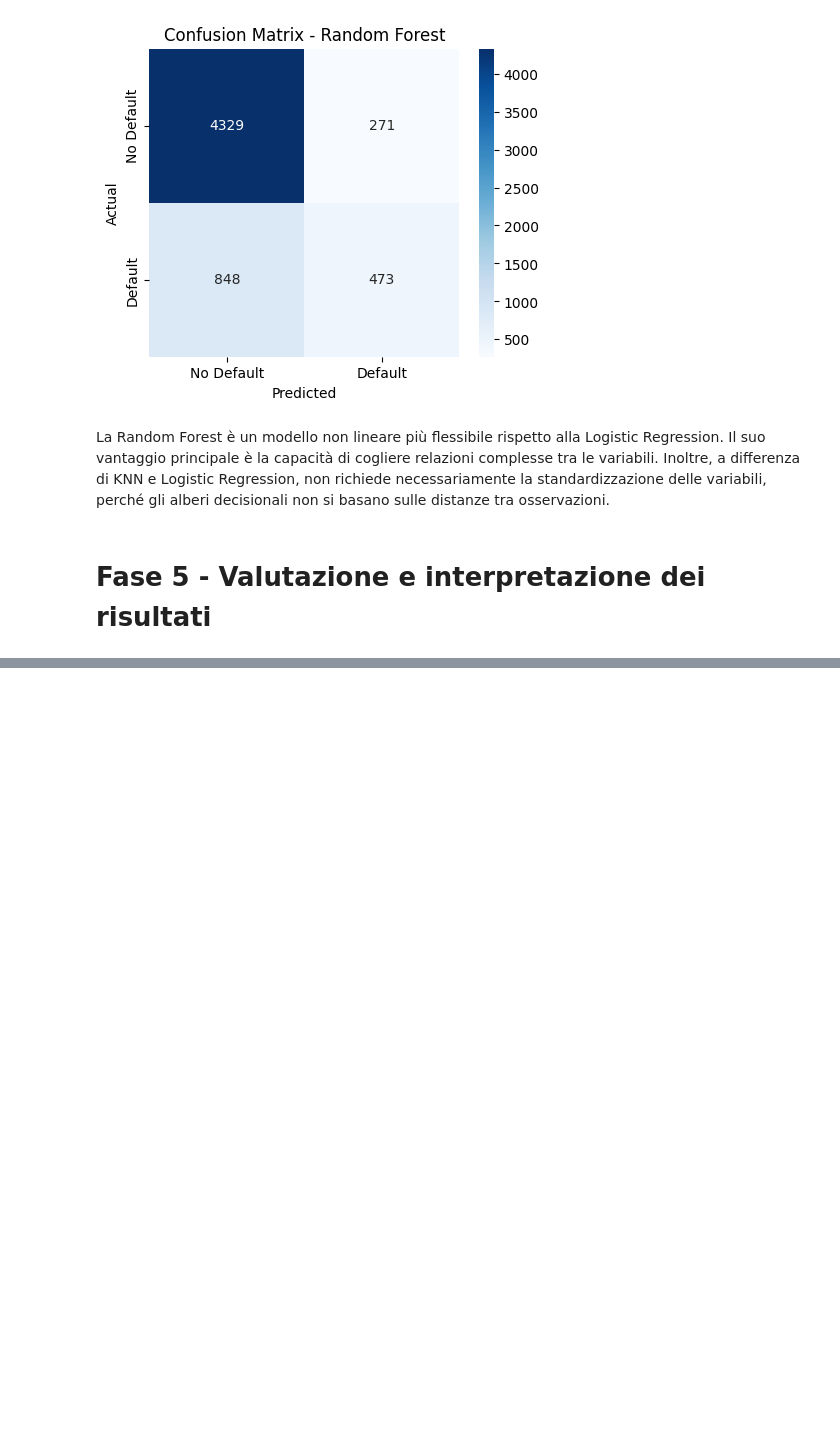
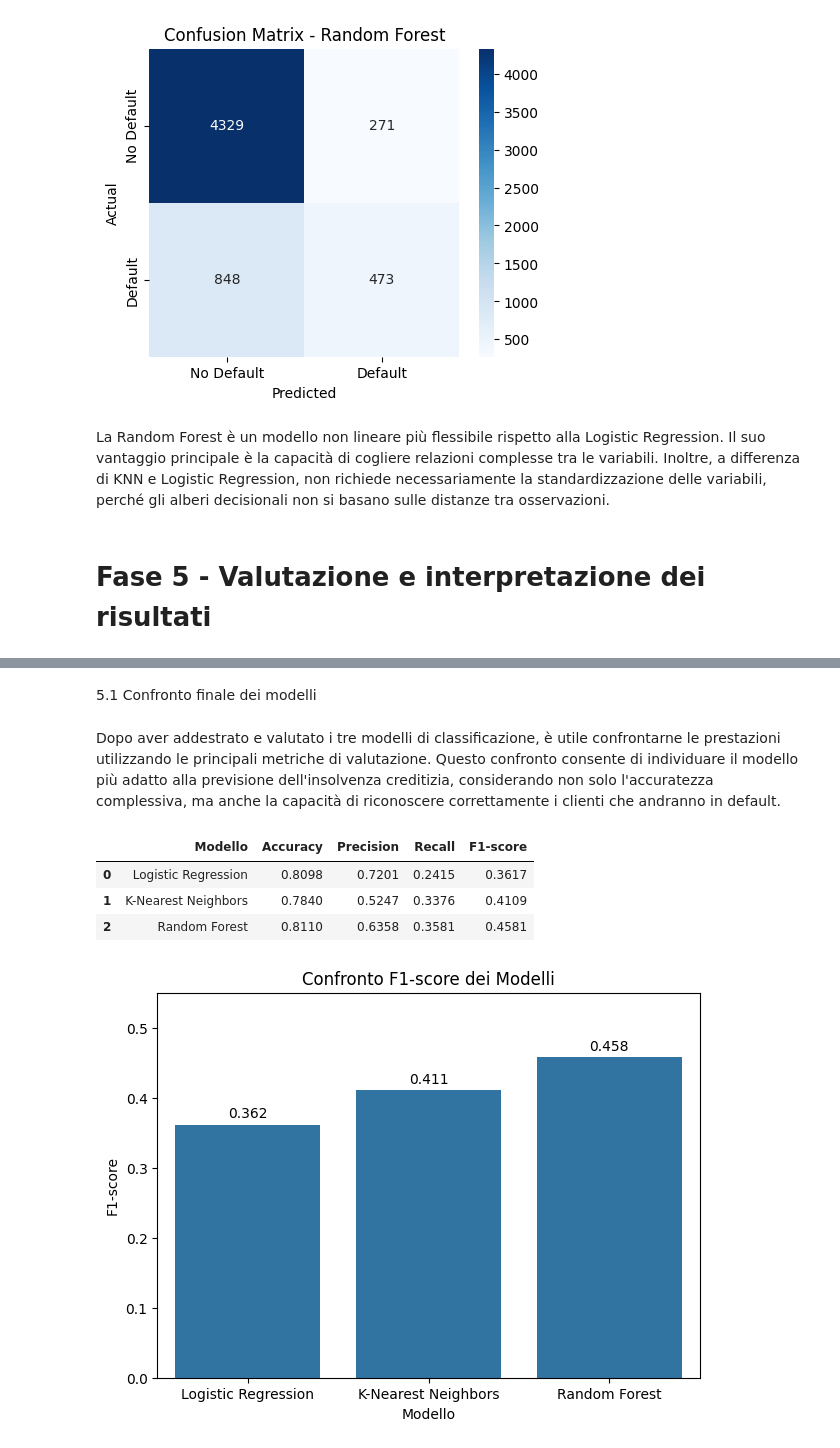
Before and after one commit to MattiaGalletti2001/progetto-data-science-gruppo-11-credit-card-default, a Jupyter notebook: notebooks/notebook_gruppo_11_credit_card_default.ipynb, the cells around one changed output, grey strips where cells are left out. Saved outputs shown, nothing was run; the diff lists cells and outputs as text; code cells hidden in the pictures; blank space fills up the shorter version.

```diff
--- a/notebooks/notebook_gruppo_11_credit_card_default.ipynb
+++ b/notebooks/notebook_gruppo_11_credit_card_default.ipynb
@@ -937,0 +967,64 @@ La Random Forest è un modello non lineare più flessibile rispetto alla Logisti
+# %% [markdown]
+5.1 Confronto finale dei modelli
+# %% [markdown]
+Dopo aver addestrato e valutato i tre modelli di classificazione, è utile confrontarne le prestazioni utilizzando le principali metriche di valutazione. Questo confronto consente di individuare il modello più adatto alla previsione dell'insolvenza creditizia, considerando non solo l'accuratezza complessiva, ma anche la capacità di riconoscere correttamente i clienti che andranno in default.
+# %%
+# Tabella riassuntiva delle prestazioni dei modelli
+
+results = pd.DataFrame({
+    "Modello": [
+        "Logistic Regression",
+        "K-Nearest Neighbors",
+        "Random Forest"
+    ],
+    "Accuracy": [
+        accuracy_logreg,
+        accuracy_knn,
+        accuracy_rf
+    ],
+    "Precision": [
+        precision_logreg,
+        precision_knn,
+        precision_rf
+    ],
+    "Recall": [
+        recall_logreg,
+        recall_knn,
+        recall_rf
+    ],
+    "F1-score": [
+        f1_logreg,
+        f1_knn,
+        f1_rf
+    ]
+})
+
+results = results.round(4)
+
+results
+# %% [output]
+|  | Modello | Accuracy | Precision | Recall | F1-score |
+| 0 | Logistic Regression | 0.8098 | 0.7201 | 0.2415 | 0.3617 |
+| 1 | K-Nearest Neighbors | 0.7840 | 0.5247 | 0.3376 | 0.4109 |
+| 2 | Random Forest | 0.8110 | 0.6358 | 0.3581 | 0.4581 |
+# %%
+plt.figure(figsize=(7,5))
+
+ax = sns.barplot(
+    data=results,
+    x="Modello",
+    y="F1-score"
+)
+
+# Inserisce il valore sopra ogni barra
+for i, value in enumerate(results["F1-score"]):
+    ax.text(i, value + 0.01, f"{value:.3f}", ha="center", fontsize=10)
+
+plt.title("Confronto F1-score dei Modelli")
+plt.xlabel("Modello")
+plt.ylabel("F1-score")
+plt.ylim(0, 0.55)
+
+plt.show()
+# %% [output]
+[figure, added]
```
Also changed, not shown: parts of 6 cells of this notebook.
